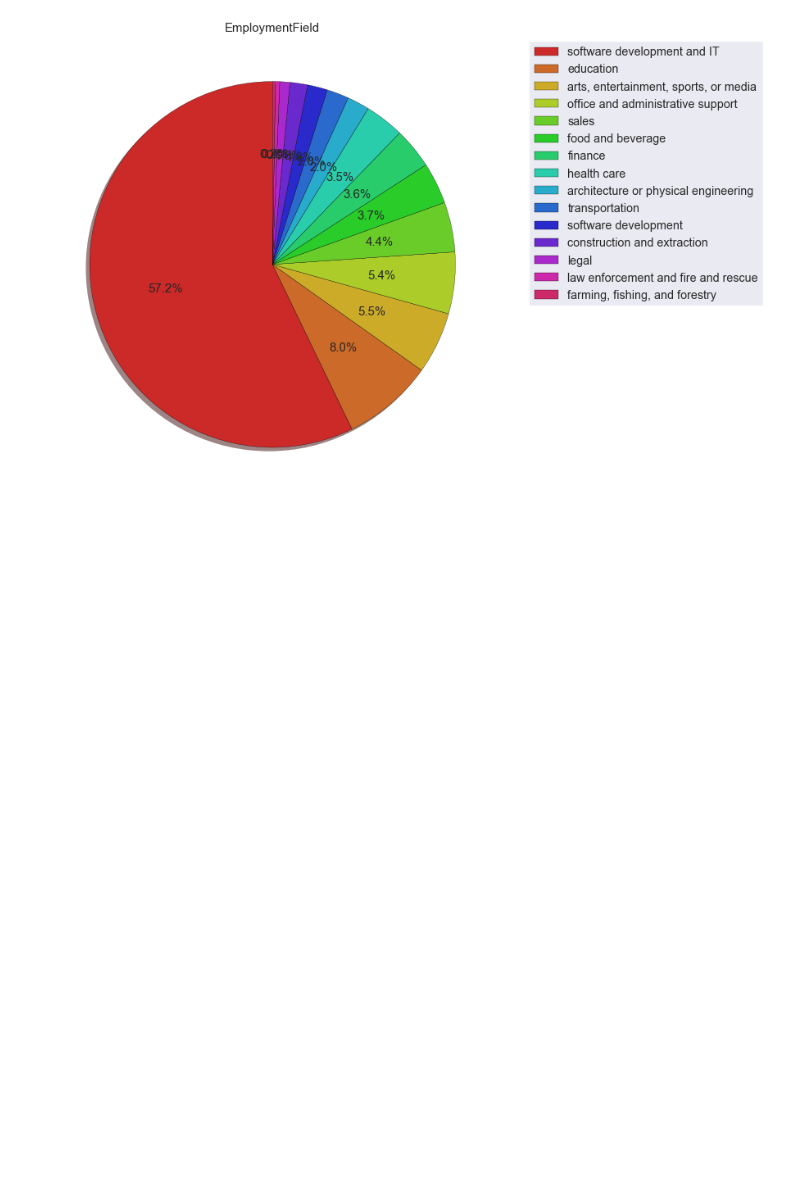
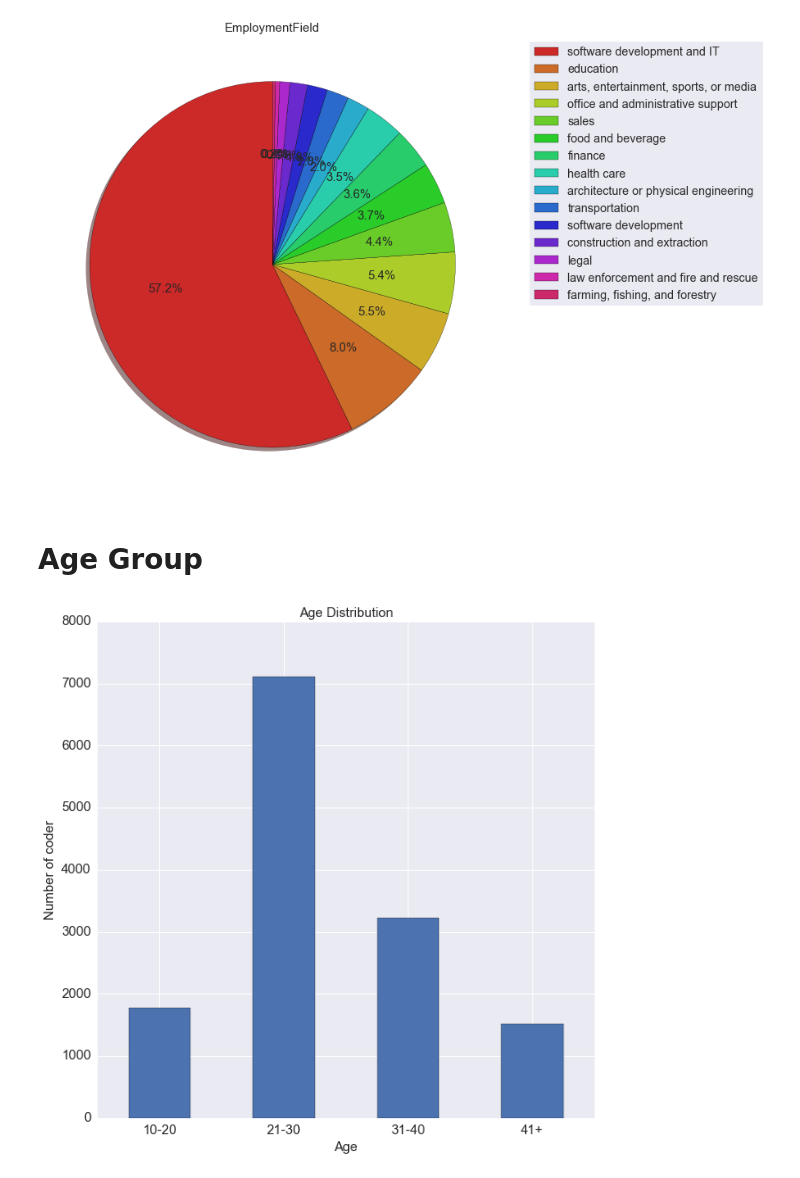
Before and after one commit to xingobar/visualization, a Jupyter notebook: coder survey.ipynb, the cells around one changed output. Saved outputs shown, nothing was run; the diff lists cells and outputs as text; code cells hidden in the pictures; blank space fills up the shorter version.

```diff
--- a/coder survey.ipynb
+++ b/coder survey.ipynb
@@ -74,3 +75,17 @@ plt.title('EmploymentField',fontsize=15)
 plt.show()
 # %% [output]
 [figure]
+# %% [markdown]
+# Age Group
+# %%
+df['AgeGroup'] = pd.cut(df['Age'],[0,21,31,41,99],labels=['10-20','21-30','31-40','41+'],right=False)
+# %%
+fig,ax = plt.subplots(figsize=(10,10))
+df['AgeGroup'].value_counts(sort=False).plot(kind='bar',ax=ax,rot=0)
+plt.title('Age Distribution',fontsize=15)
+plt.ylabel('Number of coder' , fontsize=15)
+plt.xlabel('Age',fontsize=15)
+ticks = plt.setp(ax.get_xticklabels(),fontsize=15)
+ticks = plt.setp(ax.get_yticklabels(),fontsize=15)
+# %% [output]
+[figure, added]
```
Also changed, not shown: parts of 28 cells of this notebook.
